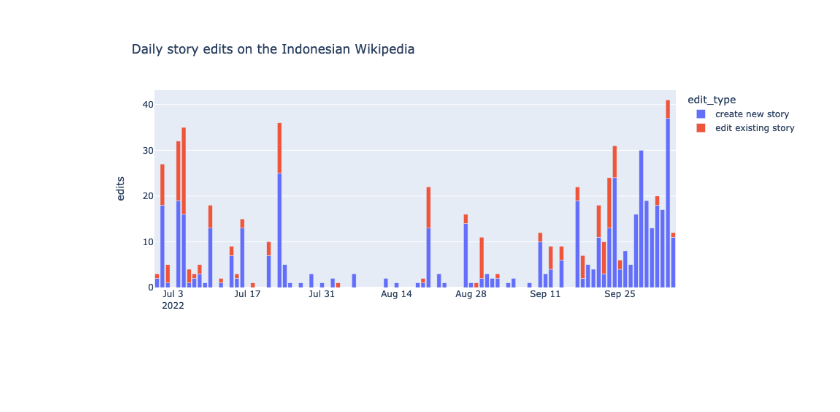
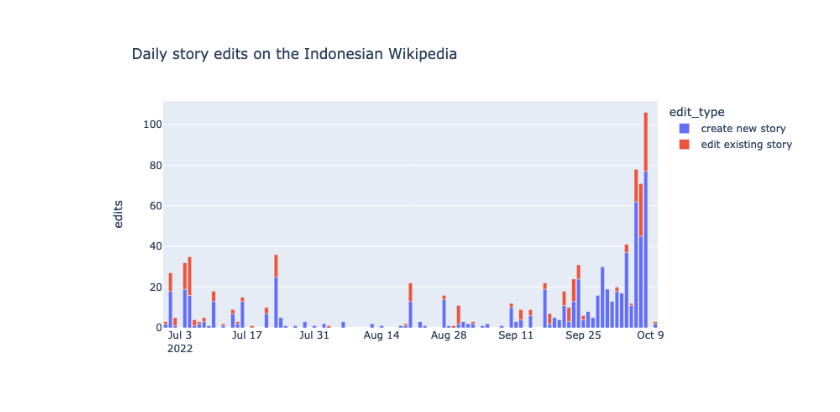
Before and after one commit to wikimedia-research/2022-Wikistories, a Jupyter notebook: basic_stats.ipynb, the cells around one changed output. Drawn from its saved outputs; the diff is of its cells as text; code cells hidden in the pictures; blank space fills up the shorter version.

```diff
--- a/basic_stats.ipynb
+++ b/basic_stats.ipynb
@@ -17,6 +9,6 @@ mariadb
 # %%
 # Used to remove partial results for the latest day
-TODAY = '20221006'
+TODAY = "20221012"
 
 story_edit = wmf.mariadb.run(f"""
     WITH story_page AS (
@@ -82,7 +74,6 @@ story_edit = wmf.mariadb.run(f"""
     """,
     "idwiki",
     date_col="dt"
+).assign(
+    is_user_first_edit=lambda df: df["is_user_first_edit"].astype(bool)
 )
-# .assign(
-#     is_user_first_edit=lambda df: df["is_user_first_edit"].astype(bool)
-# )
@@ -120,19 +96,32 @@ daily_edits = (
+# %%
+daily_edit = (
+    story_edit.groupby([
+        pd.Grouper(key="dt", freq="D"),
+        "edit_type"
+    ]).aggregate(
+        edits=("dt", len)
+    ).reset_index()
+    .sort_values(
+        by=["dt", "edit_type"],
+        ignore_index=True
+    )
+)
 # %%
 fig = px.bar(
-    daily_edits,
+    daily_edit,
     x="dt",
     y="edits",
     color="edit_type",
     title="Daily story edits on the Indonesian Wikipedia",
     labels={
         "dt": "",
     },
     height=450
 )
 
 fig.show()
 # %% [output]
-[figure, old version]
+[figure, new version]
 # %%
 def classify_editor(df):
     if df["is_user_first_edit"].any():
```
Also changed, not shown: parts of 10 cells of this notebook.
